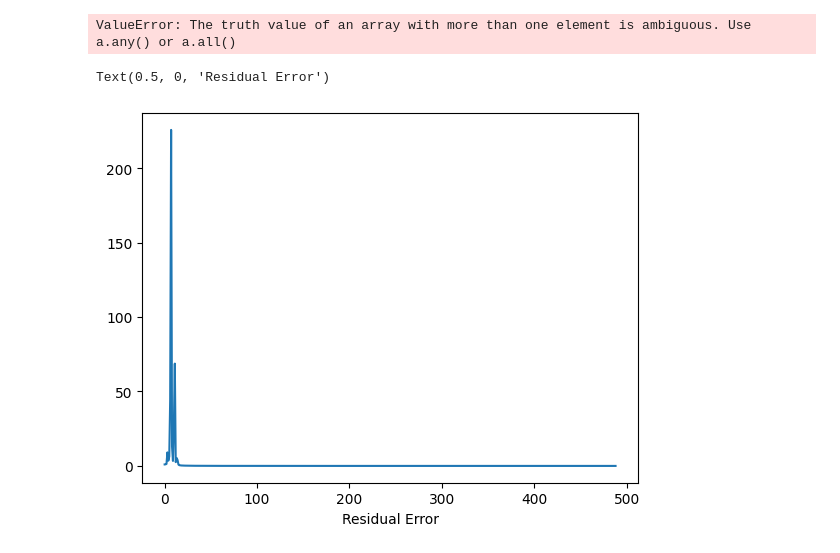
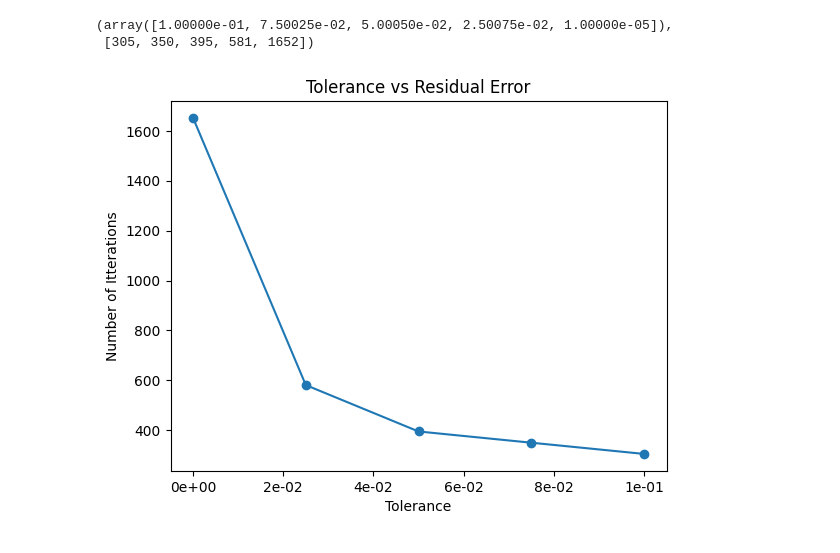
Before and after one commit to Mafaz03/Computational-Fluid-Dynamics, a Jupyter notebook: Assignment_2/2D_Diffusion.ipynb, the cells around one changed output. Drawn from its saved outputs; the diff is of its cells as text; code cells hidden in the pictures.

```diff
--- a/Assignment_2/2D_Diffusion.ipynb
+++ b/Assignment_2/2D_Diffusion.ipynb
@@ -354,8 +355,3 @@ for node_idx in range(num_nodes_x * num_nodes_y):
 # Making non diagnol element negetive
 mask = ~np.eye(coef_matrix.shape[0], dtype=bool)
 coef_matrix[mask] = -coef_matrix[mask]
-
-X, loops_taken, relative_error_list = Gauss_Sadel(coef_matrix, Su_vector, np.zeros_like(Su_vector),
-                             tolerance=1e-4, max_loops=100)
-# %% [output]
-ValueError: The truth value of an array with more than one element is ambiguous. Use a.any() or a.all()
@@ -390,10 +369,22 @@ X, loops_taken, relative_error_list = Gauss_Sadel(coef_matrix, Su_vector, np.zer
+# %%
+tols, loops_taken_list
+# %% [output]
+(array([1.00000e-01, 7.50025e-02, 5.00050e-02, 2.50075e-02, 1.00000e-05]),
+ [305, 350, 395, 581, 1652])
 # %%
-plt.plot(range(loops_taken), relative_error_list)
-plt.xlabel("Number of Itterations")
-plt.xlabel("Residual Error")
+# import matplotlib.ticker as ticker
+
+
+# plt.plot(tols, loops_taken_list, marker = 'o')
+# plt.ylabel("Number of Itterations")
+# plt.xlabel("Tolerance")
+# plt.title("Tolerance vs Residual Error")
+
+# plt.gca().xaxis.set_major_formatter(ticker.FuncFormatter(lambda x, _: f"{x:.0e}"))
+
+# plt.show()
 # %% [output]
-Text(0.5, 0, 'Residual Error')
-[figure, old version]
+[figure, new version]
 # %%
 # # Making non diagnol element negetive
 # mask = ~np.eye(coef_matrix.shape[0], dtype=bool)
```
Also changed, not shown: parts of 8 cells of this notebook, 2 other files.
